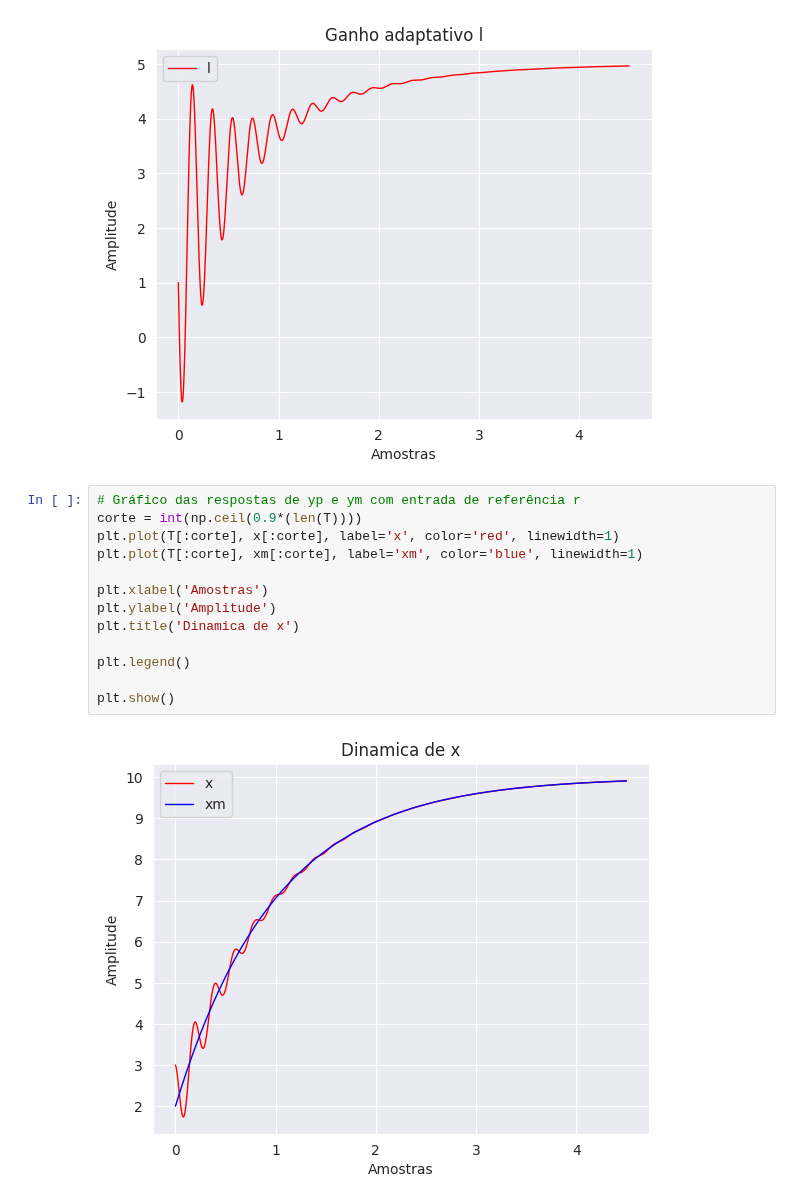
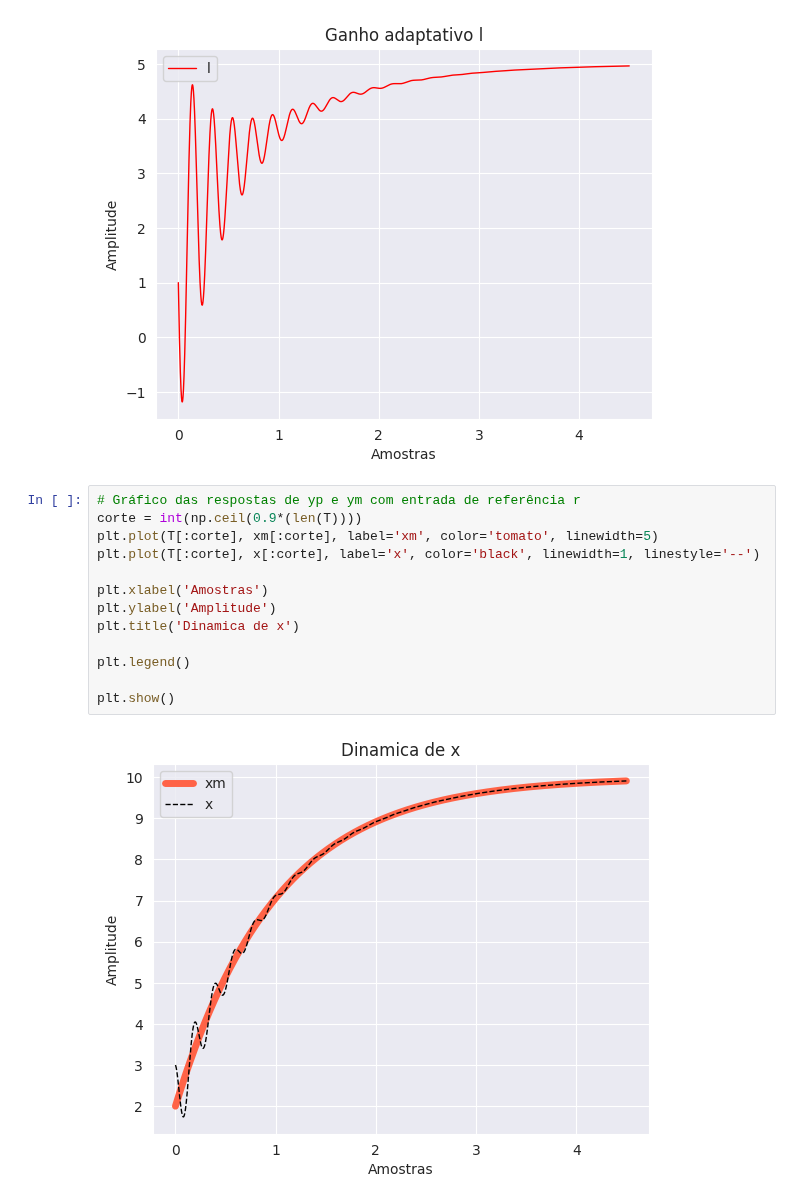
Before and after one commit to SKaiquelima/advanced-control, a Jupyter notebook: P2/p2_2.ipynb, the cells around one changed output. Drawn from its saved outputs; the diff is of its cells as text.

```diff
--- a/P2/p2_2.ipynb
+++ b/P2/p2_2.ipynb
@@ -77,15 +77,15 @@ plt.show()
 # %%
 # Gráfico das respostas de yp e ym com entrada de referência r
 corte = int(np.ceil(0.9*(len(T))))
-plt.plot(T[:corte], x[:corte], label='x', color='red', linewidth=1)
-plt.plot(T[:corte], xm[:corte], label='xm', color='blue', linewidth=1)
+plt.plot(T[:corte], xm[:corte], label='xm', color='tomato', linewidth=5)
+plt.plot(T[:corte], x[:corte], label='x', color='black', linewidth=1, linestyle='--')
 
 plt.xlabel('Amostras')
 plt.ylabel('Amplitude')
 plt.title('Dinamica de x')
 
 plt.legend()
 
 plt.show()
 # %% [output]
-[figure, old version]
+[figure, new version]
```
Also changed, not shown: parts of 1 cell of this notebook, 1 other file.
